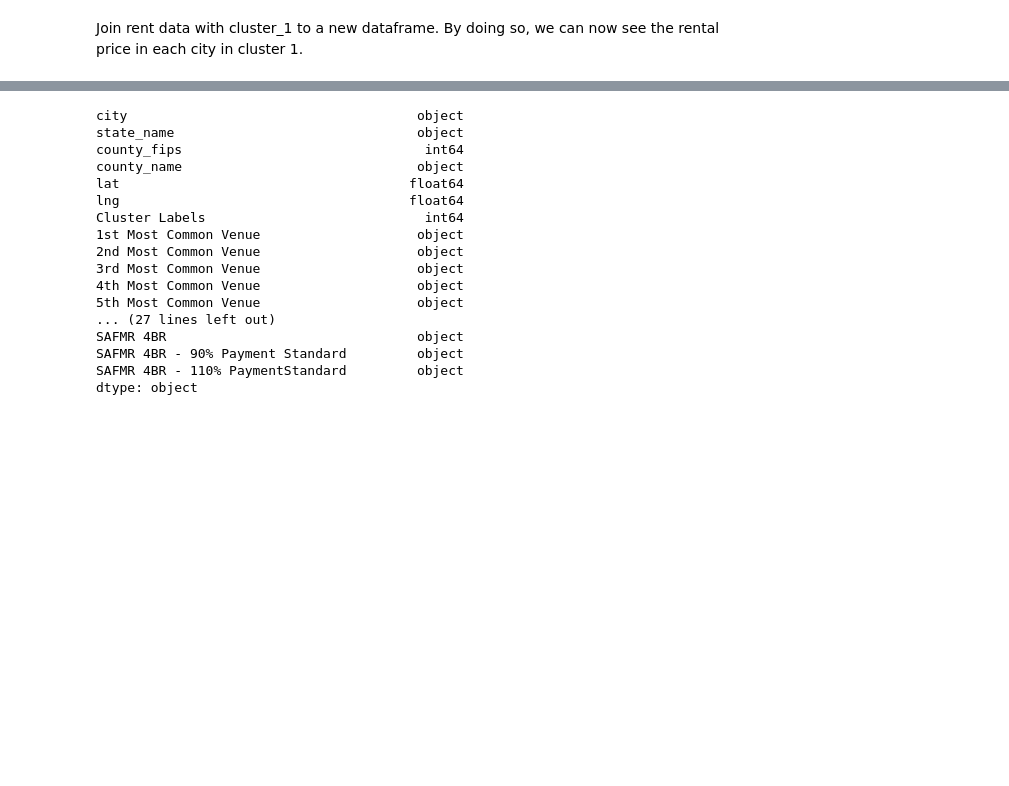
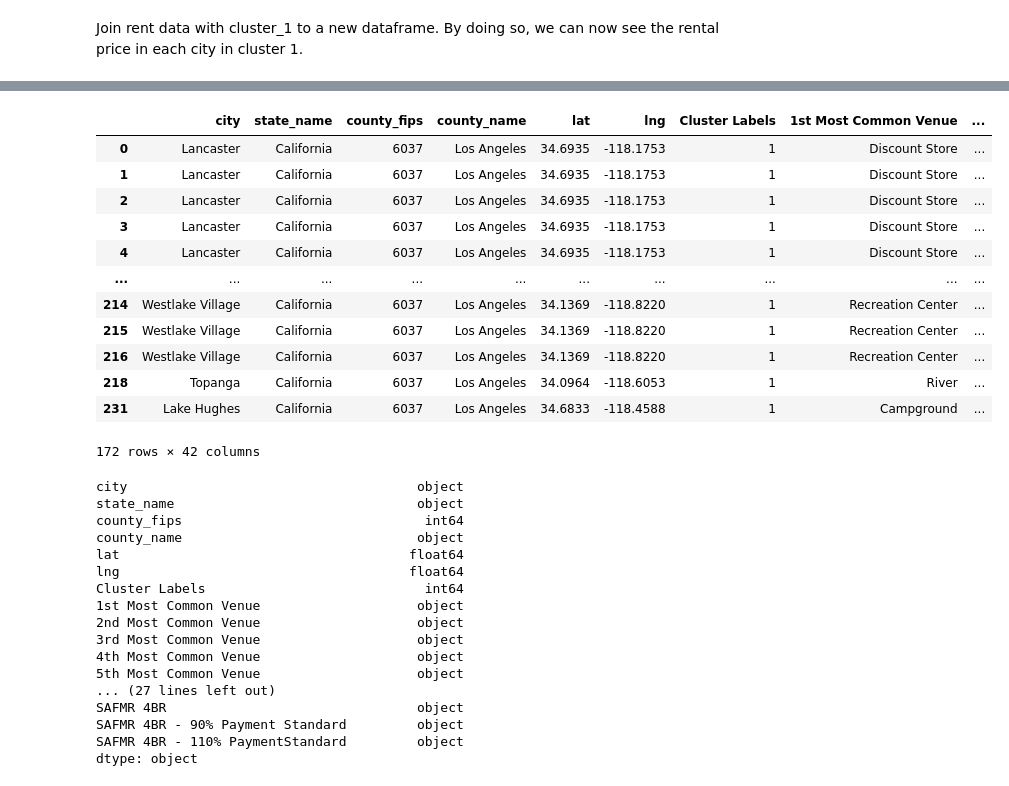
Before and after one commit to christielay/Coursera_Capstone, a Jupyter notebook: Capstone_Project_The_Battle_of_Neighborhoods_Final.ipynb, the cells around one changed output, grey strips where cells are left out. Saved outputs shown, nothing was run; the diff lists cells and outputs as text; code cells hidden in the pictures; blank space fills up the shorter version.

```diff
--- a/Capstone_Project_The_Battle_of_Neighborhoods_Final.ipynb
+++ b/Capstone_Project_The_Battle_of_Neighborhoods_Final.ipynb
@@ -864 +838,19 @@ cluster_2_rent_dropna
+# %%
+cluster_1_rent_dropna = cluster_1_rent.dropna()
+# %%
+cluster_1_rent_dropna
+# %% [output]
+|  | city | state_name | county_fips | county_name | lat | lng | Cluster Labels | 1st Most Common Venue | ... |
+| 0 | Lancaster | California | 6037 | Los Angeles | 34.6935 | -118.1753 | 1 | Discount Store | ... |
+| 1 | Lancaster | California | 6037 | Los Angeles | 34.6935 | -118.1753 | 1 | Discount Store | ... |
+| 2 | Lancaster | California | 6037 | Los Angeles | 34.6935 | -118.1753 | 1 | Discount Store | ... |
+| 3 | Lancaster | California | 6037 | Los Angeles | 34.6935 | -118.1753 | 1 | Discount Store | ... |
+| 4 | Lancaster | California | 6037 | Los Angeles | 34.6935 | -118.1753 | 1 | Discount Store | ... |
+| ... | ... | ... | ... | ... | ... | ... | ... | ... | ... |
+| 214 | Westlake Village | California | 6037 | Los Angeles | 34.1369 | -118.8220 | 1 | Recreation Center | ... |
+| 215 | Westlake Village | California | 6037 | Los Angeles | 34.1369 | -118.8220 | 1 | Recreation Center | ... |
+| 216 | Westlake Village | California | 6037 | Los Angeles | 34.1369 | -118.8220 | 1 | Recreation Center | ... |
+| 218 | Topanga | California | 6037 | Los Angeles | 34.0964 | -118.6053 | 1 | River | ... |
+| 231 | Lake Hughes | California | 6037 | Los Angeles | 34.6833 | -118.4588 | 1 | Campground | ... |
+172 rows × 42 columns
 # %%
```
Also changed, not shown: parts of 22 cells of this notebook.
